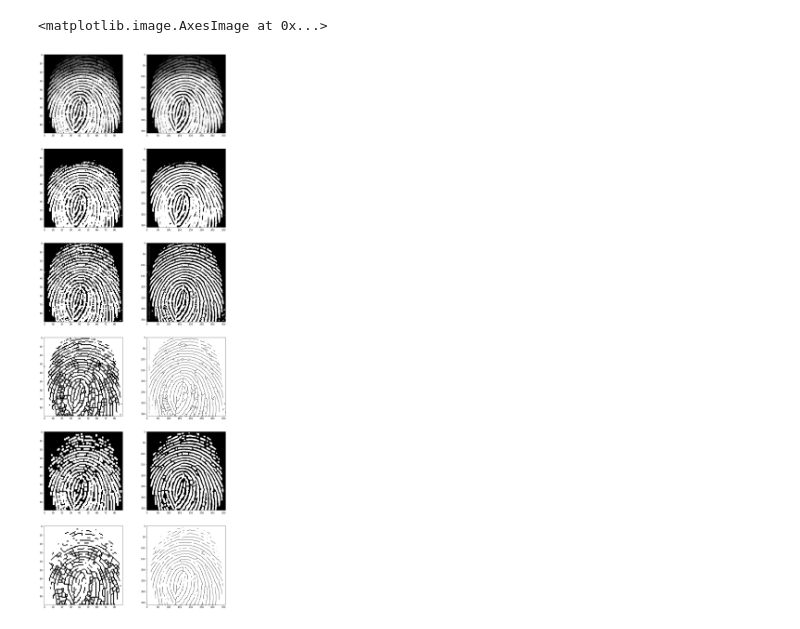
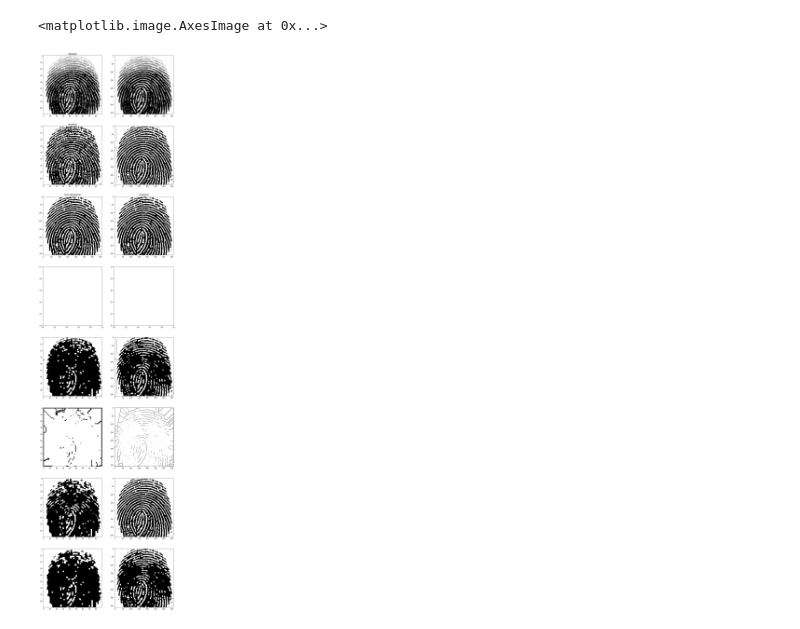
Before and after one commit to WaitWhatSon/fingerprints, a Jupyter notebook: fingerprints_1.ipynb, the cells around one changed output. Drawn from its saved outputs; the diff is of its cells as text; code cells hidden in the pictures.

```diff
--- a/fingerprints_1.ipynb
+++ b/fingerprints_1.ipynb
@@ -18,49 +18,80 @@ sr.readModel(path+file)
 sr.setModel("fsrcnn", 4)
 
 # Read image
-image_path = "C:\\Users\\olaka\\OneDrive\\Dokumenty\\DATABASES\\SOCOFing\\Real\\1__M_Left_index_finger.BMP"
+image_path = "..\\..\\..\\..\\DATABASES\\SOCOFing\\Real\\1__M_Left_index_finger.BMP"
 image = cv2.imread(image_path, 0)[8:98, 2:92]
 
 # Upscale the image
 result = sr.upsample(image)
 
 
-fig, axs = plt.subplots(6, 2, figsize=(15,45))
+fig, axs = plt.subplots(8, 2, figsize=(15,65))
 
-axs[0][0].imshow(image, cmap='binary')
-axs[0][1].imshow(result, cmap='binary')
+axs[0][0].set_title("OBRAZEK")
+axs[0][0].imshow(image, cmap='gray')
+axs[0][1].imshow(result, cmap='gray')
 
-image_otsu = cv2.threshold(image, 128, 255, cv2.THRESH_OTSU)[1]
-result_otsu = cv2.threshold(result, 128, 255, cv2.THRESH_OTSU)[1]
+image_at = ~cv2.adaptiveThreshold(image, 255, cv2.ADAPTIVE_THRESH_GAUSSIAN_C, cv2.THRESH_BINARY, 25, 5)
+result_at = ~cv2.adaptiveThreshold(result, 255, cv2.ADAPTIVE_THRESH_GAUSSIAN_C, cv2.THRESH_BINARY, 25, 5)
 
-axs[1][0].imshow(image_otsu, cmap='binary')
-axs[1][1].imshow(result_otsu, cmap='binary')
+axs[1][0].set_title("BINARNIE")
+axs[1][0].imshow(image_at, cmap='binary')
+axs[1][1].imshow(result_at, cmap='binary')
 
-image_at = cv2.adaptiveThreshold(image, 255, cv2.ADAPTIVE_THRESH_GAUSSIAN_C, cv2.THRESH_BINARY, 25, 5)
-result_at = cv2.adaptiveThreshold(result, 255, cv2.ADAPTIVE_THRESH_GAUSSIAN_C, cv2.THRESH_BINARY, 25, 5)
+result_median = cv2.medianBlur(result_at, 7)
 
-axs[2][0].imshow(image_at, cmap='binary')
-axs[2][1].imshow(result_at, cmap='binary')
+axs[2][0].set_title("FILTR MEDIANOWY")
+axs[2][0].imshow(result_median, cmap='binary')
 
-image_at_t = cv2.ximgproc.thinning(~image_at)
-result_at_t = cv2.ximgproc.thinning(~result_at)
+kernel = np.ones((3,3),np.uint8)
+result_median_closing = cv2.morphologyEx(result_median, cv2.MORPH_OPEN, kernel)
 
-axs[3][0].imshow(image_at_t, cmap='binary')
-axs[3][1].imshow(result_at_t, cmap='binary')
+axs[2][1].set_title("OTWARCIE")
+axs[2][1].imshow(result_median_closing, cmap='binary')
+
+
+
+
+# image_otsu = cv2.threshold(image, 128, 255, cv2.THRESH_OTSU)[1]
+# result_otsu = cv2.threshold(result, 128, 255, cv2.THRESH_OTSU)[1]
+
+# axs[2][0].imshow(image_otsu, cmap='binary')
+# axs[2][1].imshow(result_otsu, cmap='binary')
+
+
+# image_at_t = cv2.ximgproc.thinning(~image_at)
+# result_at_t = cv2.ximgproc.thinning(~result_at)
+
+# axs[3][0].imshow(image_at_t, cmap='binary')
+# axs[3][1].imshow(result_at_t, cmap='binary')
 
 kernel2 = np.ones((2,2),np.uint8)
 kernel = np.ones((5,5),np.uint8)
 image_closing = cv2.morphologyEx(image_at, cv2.MORPH_CLOSE, kernel2)
 result_closing = cv2.morphologyEx(result_at, cv2.MORPH_CLOSE, kernel)
 
 axs[4][0].imshow(image_closing, cmap='binary')
 axs[4][1].imshow(result_closing, cmap='binary')
 
 image_closing_t = cv2.ximgproc.thinning(~image_closing)
 result_closing_t = cv2.ximgproc.thinning(~result_closing)
 
 axs[5][0].imshow(image_closing_t, cmap='binary')
 axs[5][1].imshow(result_closing_t, cmap='binary')
+
+image_median = cv2.medianBlur(image_at, 3)
+result_median = cv2.medianBlur(result_at, 5)
+
+axs[6][0].imshow(image_median, cmap='binary')
+axs[6][1].imshow(result_median, cmap='binary')
+
+kernel2 = np.ones((2,2),np.uint8)
+kernel = np.ones((5,5),np.uint8)
+image_median_closing = cv2.morphologyEx(image_median, cv2.MORPH_CLOSE, kernel2)
+result_median_closing = cv2.morphologyEx(result_median, cv2.MORPH_CLOSE, kernel)
+
+axs[7][0].imshow(image_median_closing, cmap='binary')
+axs[7][1].imshow(result_median_closing, cmap='binary')
 # %% [output]
 <matplotlib.image.AxesImage at 0x...>
-[figure, old version]
+[figure, new version]
```
Also changed, not shown: parts of 4 cells of this notebook, 2 other files.
